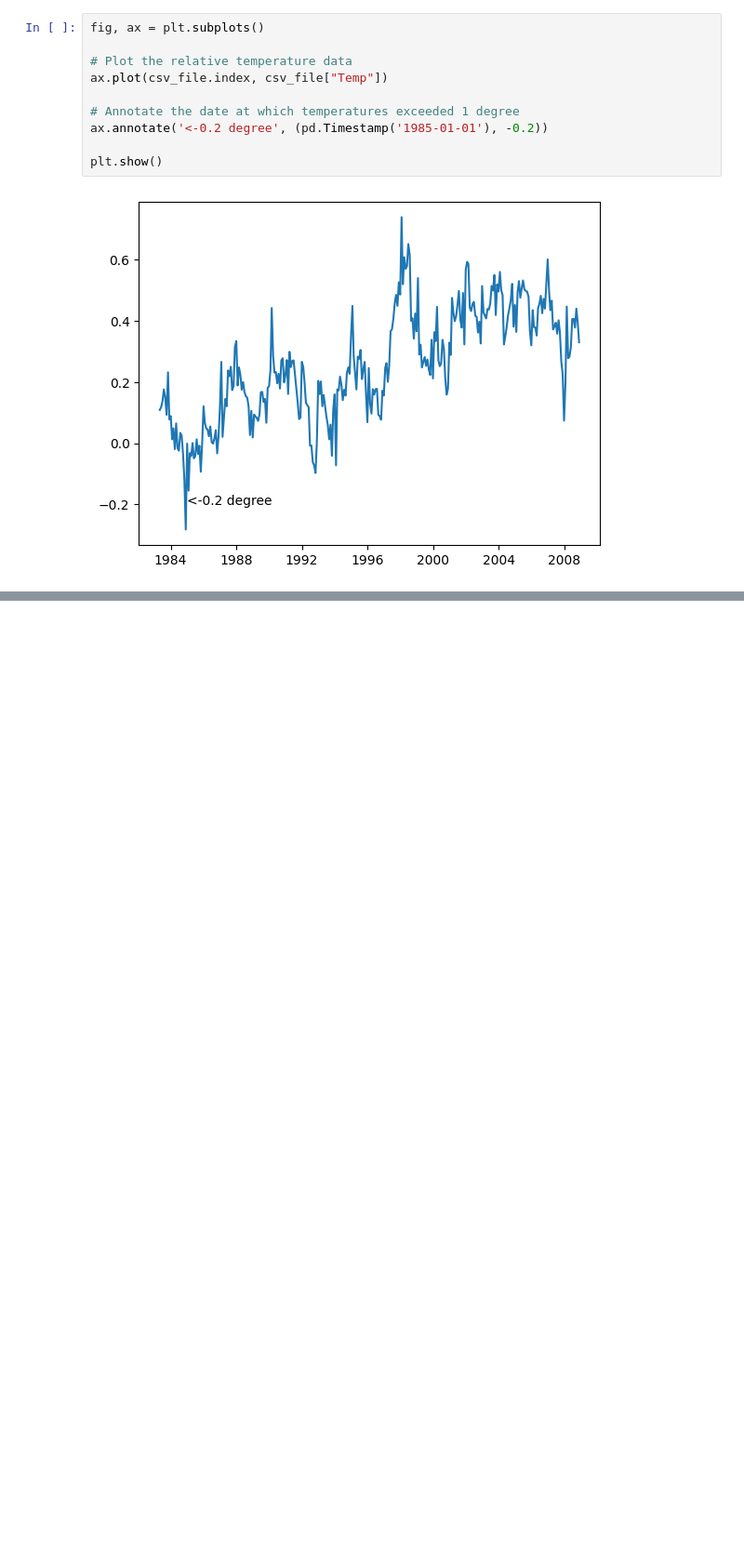
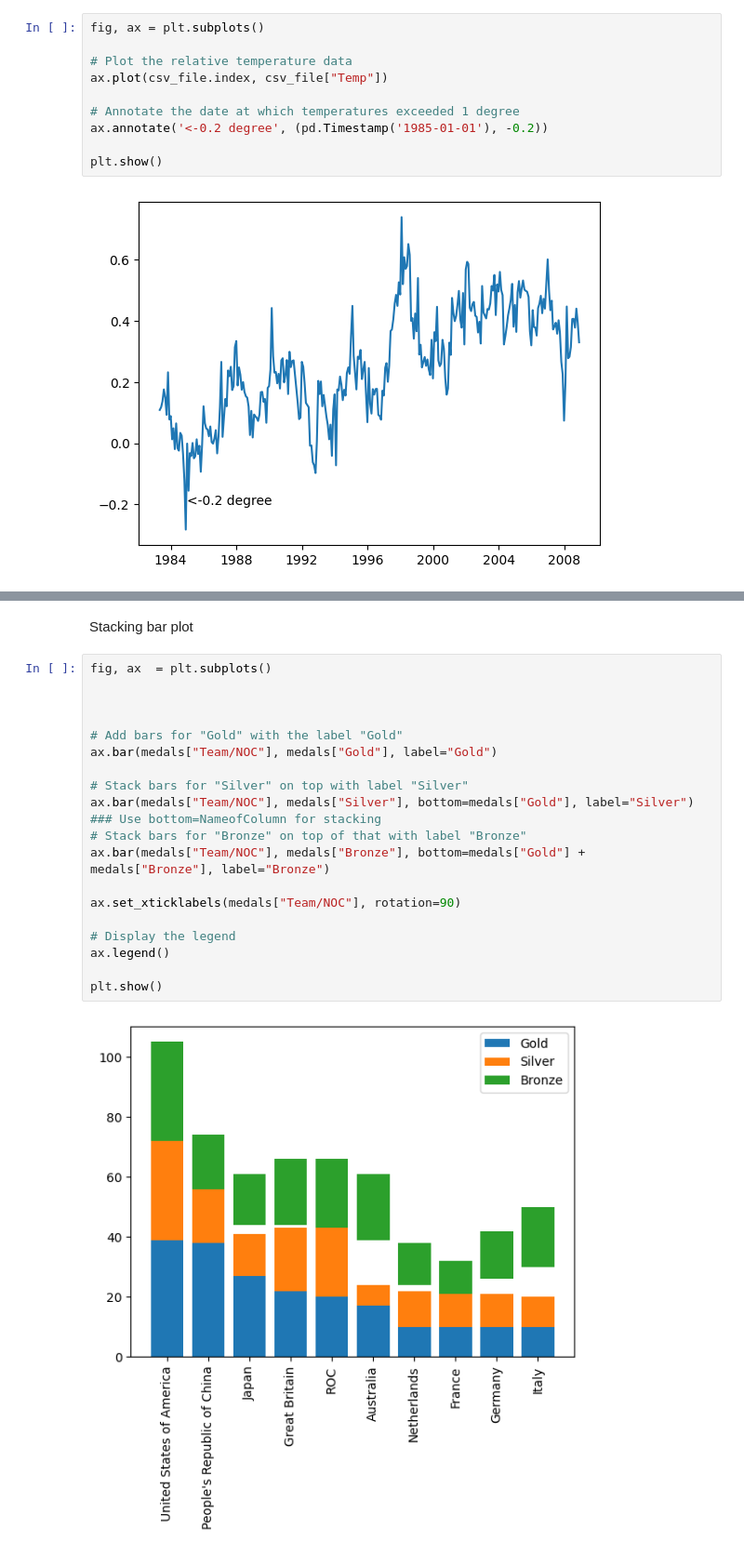
Before and after one commit to HayateSato/DS_Practice, a Jupyter notebook: Matplotlib.ipynb, the cells around one changed output, grey strips where cells are left out. Shown: that part at 93% size. Cells and saved outputs as stored; diff of their text form; blank space fills up the shorter version.

```diff
--- a/Matplotlib.ipynb
+++ b/Matplotlib.ipynb
@@ -182,0 +231,23 @@ plt.show()
+# %% [markdown]
+Stacking bar plot
+# %%
+fig, ax  = plt.subplots()
+
+
+
+# Add bars for "Gold" with the label "Gold"
+ax.bar(medals["Team/NOC"], medals["Gold"], label="Gold")
+
+# Stack bars for "Silver" on top with label "Silver"
+ax.bar(medals["Team/NOC"], medals["Silver"], bottom=medals["Gold"], label="Silver")  ### Use bottom=NameofColumn for stacking
+# Stack bars for "Bronze" on top of that with label "Bronze"
+ax.bar(medals["Team/NOC"], medals["Bronze"], bottom=medals["Gold"] + medals["Bronze"], label="Bronze")
+
+ax.set_xticklabels(medals["Team/NOC"], rotation=90)
+
+# Display the legend
+ax.legend()
+
+plt.show()
+# %% [output]
+[figure, added]
```
Also changed, not shown: parts of 5 cells of this notebook.
